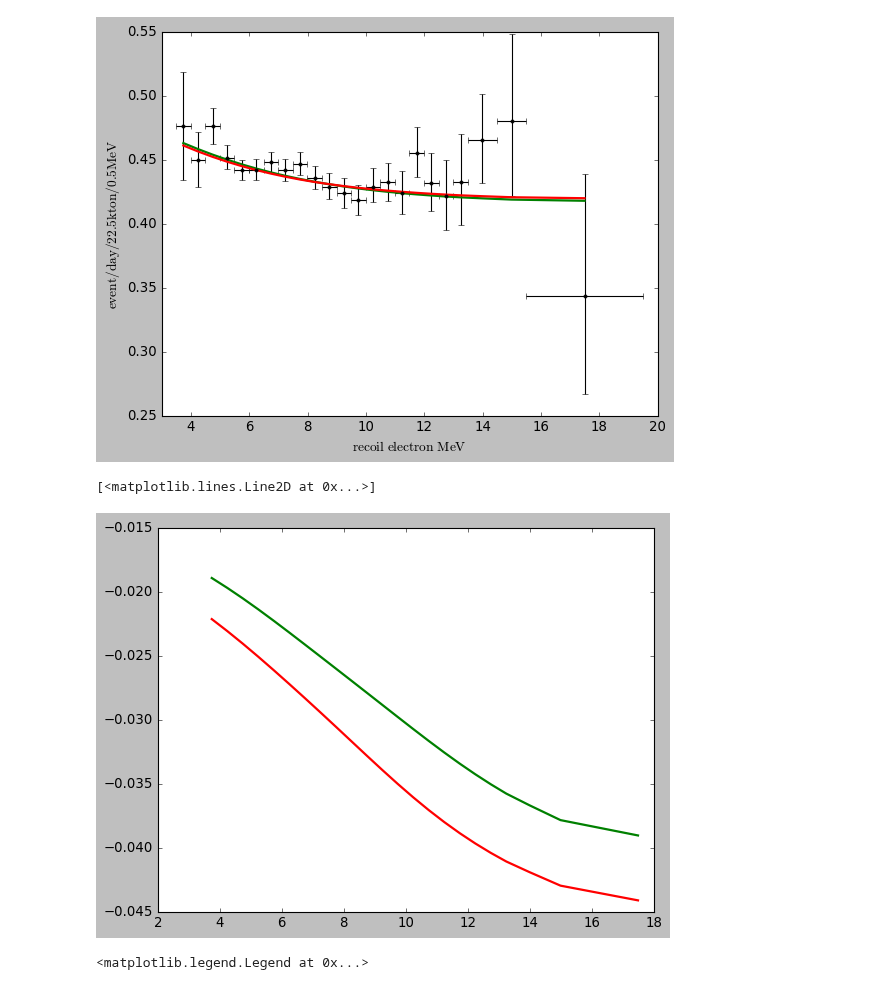
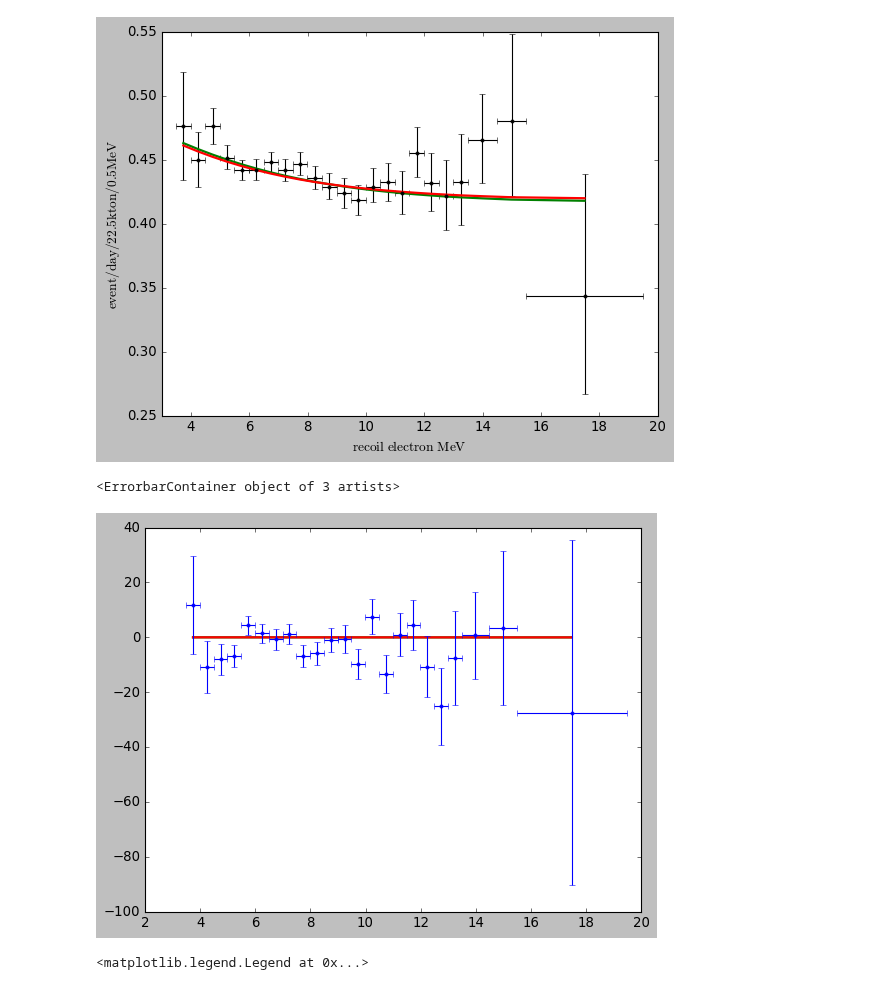
Before and after one commit to SaeedAnsarifard/NeuMod, a Jupyter notebook: Tutorial_Spectrum.ipynb, the cells around one changed output. Drawn from its saved outputs; the diff is of its cells as text; code cells hidden in the pictures.

```diff
--- a/Tutorial_Spectrum.ipynb
+++ b/Tutorial_Spectrum.ipynb
@@ -149,22 +152,22 @@ plt.plot(0.5 * (energy_obs[:,1] + energy_obs[:,0]), bin_prediction_2[1,0], lw=2,
 # %%
 a_symmetry = np.zeros(energy_obs .shape[0])
 a_symmetry2 = np.zeros(energy_obs .shape[0])
 for k in range (energy_obs.shape[0]):
     a_symmetry[k] = 2 * (bin_prediction[0,0,k] - bin_prediction[2,0,k]) / (bin_prediction[0,0,k] + bin_prediction[2,0,k])
     a_symmetry2[k] = 2 * (bin_prediction_2[0,0,k] - bin_prediction_2[2,0,k]) / (bin_prediction_2[0,0,k] + bin_prediction_2[2,0,k])
 
 #plt.ylim(-1,1)
 #plt.xlim(3.5,19.5)
 
 
 
 plt.plot(0.5 * (energy_obs[:,1] + energy_obs[:,0]), a_symmetry, lw=2, color='g')
 plt.plot(0.5 * (energy_obs[:,1] + energy_obs[:,0]), a_symmetry2, lw=2, color='r')
 
-#plt.errorbar(0.5 * (energy_obs[:,1] + energy_obs[:,0]), data_dn[:,2], data_dn[:,3],xerr = 0.5 * (energy_obs[:,1] - energy_obs[:,0]),  fmt='b.')
+plt.errorbar(0.5 * (energy_obs[:,1] + energy_obs[:,0]), data_dn[:,2], data_dn[:,3],xerr = 0.5 * (energy_obs[:,1] - energy_obs[:,0]),  fmt='b.')
 # %% [output]
-[<matplotlib.lines.Line2D at 0x...>]
+<ErrorbarContainer object of 3 artists>
-[figure, old version]
+[figure, new version]
 # %%
 
 """
```
Also changed, not shown: parts of 1 cell of this notebook, 8 other files.
